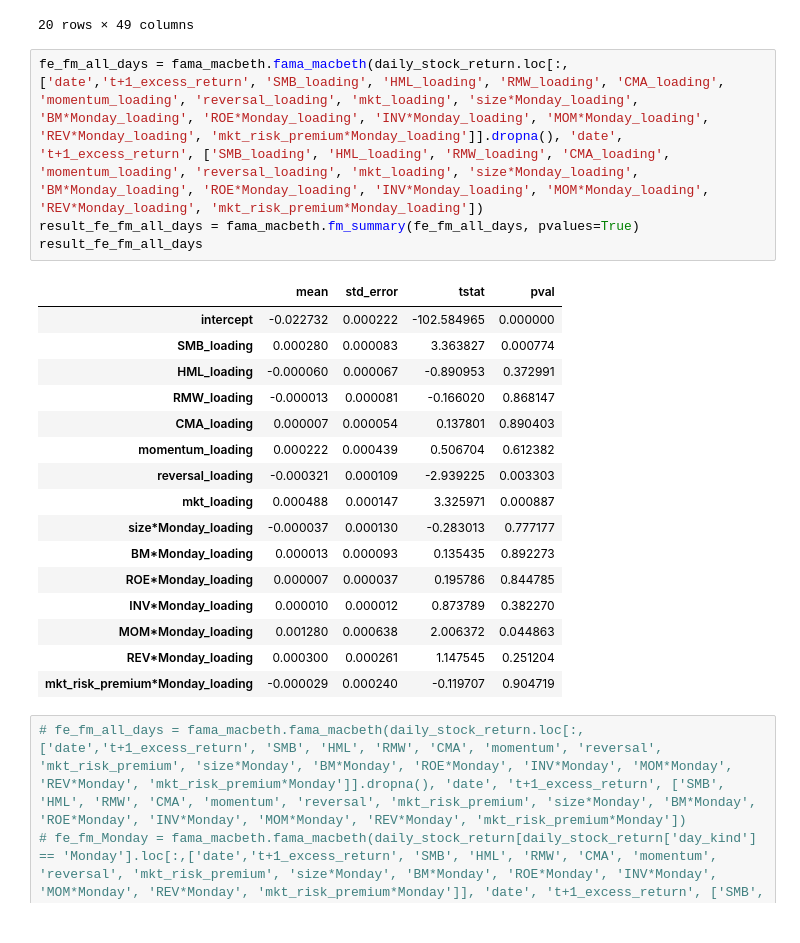
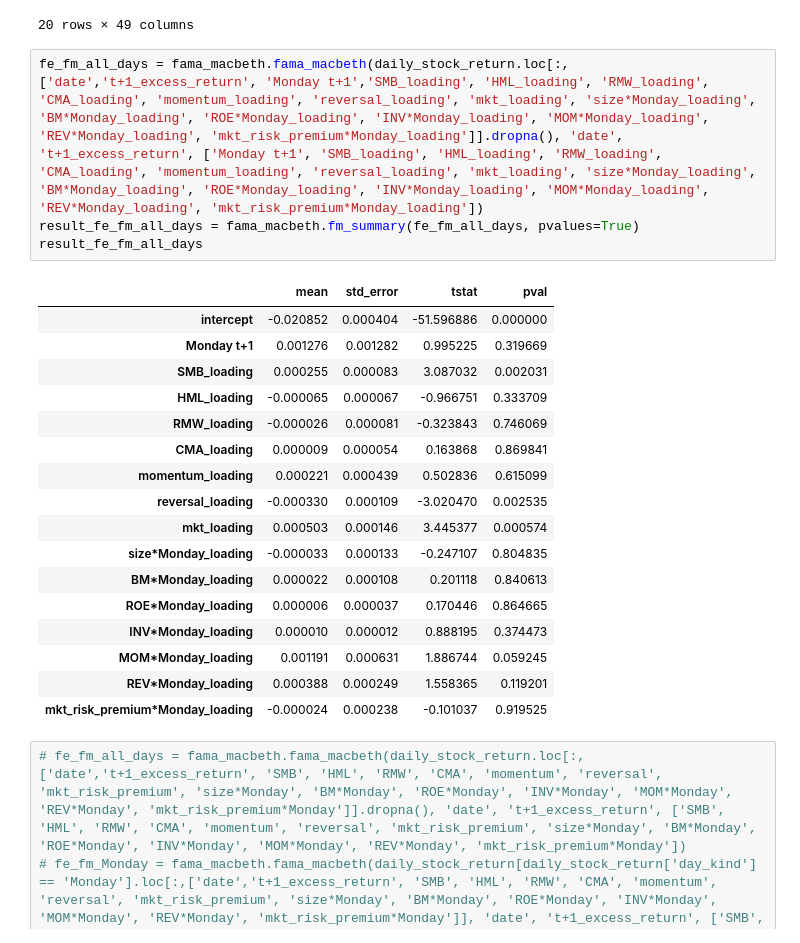
Before and after one commit to alex-fang123/investment_project, a Jupyter notebook: main-part2.ipynb, the cells around one changed output. Drawn from its saved outputs; the diff is of its cells as text.

```diff
--- a/main-part2.ipynb
+++ b/main-part2.ipynb
@@ -2343,26 +2344,27 @@ daily_stock_return.head(20)
 | 235 | 000001 | 2000-12-28 | -0.001391 | 0.0225 | -0.023891 | 2.794201e+10 | Thursday | 6.722750e+10 | ... |
 20 rows × 49 columns
 # %%
-fe_fm_all_days = fama_macbeth.fama_macbeth(daily_stock_return.loc[:,['date','t+1_excess_return', 'SMB_loading', 'HML_loading', 'RMW_loading', 'CMA_loading', 'momentum_loading', 'reversal_loading', 'mkt_loading', 'size*Monday_loading', 'BM*Monday_loading', 'ROE*Monday_loading', 'INV*Monday_loading', 'MOM*Monday_loading', 'REV*Monday_loading', 'mkt_risk_premium*Monday_loading']].dropna(), 'date', 't+1_excess_return', ['SMB_loading', 'HML_loading', 'RMW_loading', 'CMA_loading', 'momentum_loading', 'reversal_loading', 'mkt_loading', 'size*Monday_loading', 'BM*Monday_loading', 'ROE*Monday_loading', 'INV*Monday_loading', 'MOM*Monday_loading', 'REV*Monday_loading', 'mkt_risk_premium*Monday_loading'])
+fe_fm_all_days = fama_macbeth.fama_macbeth(daily_stock_return.loc[:,['date','t+1_excess_return', 'Monday t+1','SMB_loading', 'HML_loading', 'RMW_loading', 'CMA_loading', 'momentum_loading', 'reversal_loading', 'mkt_loading', 'size*Monday_loading', 'BM*Monday_loading', 'ROE*Monday_loading', 'INV*Monday_loading', 'MOM*Monday_loading', 'REV*Monday_loading', 'mkt_risk_premium*Monday_loading']].dropna(), 'date', 't+1_excess_return', ['Monday t+1', 'SMB_loading', 'HML_loading', 'RMW_loading', 'CMA_loading', 'momentum_loading', 'reversal_loading', 'mkt_loading', 'size*Monday_loading', 'BM*Monday_loading', 'ROE*Monday_loading', 'INV*Monday_loading', 'MOM*Monday_loading', 'REV*Monday_loading', 'mkt_risk_premium*Monday_loading'])
 result_fe_fm_all_days = fama_macbeth.fm_summary(fe_fm_all_days, pvalues=True)
 result_fe_fm_all_days
 # %% [output]
 |  | mean | std_error | tstat | pval |
-| intercept | -0.022732 | 0.000222 | -102.584965 | 0.000000 |
-| SMB_loading | 0.000280 | 0.000083 | 3.363827 | 0.000774 |
-| HML_loading | -0.000060 | 0.000067 | -0.890953 | 0.372991 |
-| RMW_loading | -0.000013 | 0.000081 | -0.166020 | 0.868147 |
-| CMA_loading | 0.000007 | 0.000054 | 0.137801 | 0.890403 |
-| momentum_loading | 0.000222 | 0.000439 | 0.506704 | 0.612382 |
-| reversal_loading | -0.000321 | 0.000109 | -2.939225 | 0.003303 |
-| mkt_loading | 0.000488 | 0.000147 | 3.325971 | 0.000887 |
-| size*Monday_loading | -0.000037 | 0.000130 | -0.283013 | 0.777177 |
-| BM*Monday_loading | 0.000013 | 0.000093 | 0.135435 | 0.892273 |
-| ROE*Monday_loading | 0.000007 | 0.000037 | 0.195786 | 0.844785 |
-| INV*Monday_loading | 0.000010 | 0.000012 | 0.873789 | 0.382270 |
-| MOM*Monday_loading | 0.001280 | 0.000638 | 2.006372 | 0.044863 |
-| REV*Monday_loading | 0.000300 | 0.000261 | 1.147545 | 0.251204 |
-| mkt_risk_premium*Monday_loading | -0.000029 | 0.000240 | -0.119707 | 0.904719 |
+| intercept | -0.020852 | 0.000404 | -51.596886 | 0.000000 |
+| Monday t+1 | 0.001276 | 0.001282 | 0.995225 | 0.319669 |
+| SMB_loading | 0.000255 | 0.000083 | 3.087032 | 0.002031 |
+| HML_loading | -0.000065 | 0.000067 | -0.966751 | 0.333709 |
+| RMW_loading | -0.000026 | 0.000081 | -0.323843 | 0.746069 |
+| CMA_loading | 0.000009 | 0.000054 | 0.163868 | 0.869841 |
+| momentum_loading | 0.000221 | 0.000439 | 0.502836 | 0.615099 |
+| reversal_loading | -0.000330 | 0.000109 | -3.020470 | 0.002535 |
+| mkt_loading | 0.000503 | 0.000146 | 3.445377 | 0.000574 |
+| size*Monday_loading | -0.000033 | 0.000133 | -0.247107 | 0.804835 |
+| BM*Monday_loading | 0.000022 | 0.000108 | 0.201118 | 0.840613 |
+| ROE*Monday_loading | 0.000006 | 0.000037 | 0.170446 | 0.864665 |
+| INV*Monday_loading | 0.000010 | 0.000012 | 0.888195 | 0.374473 |
+| MOM*Monday_loading | 0.001191 | 0.000631 | 1.886744 | 0.059245 |
+| REV*Monday_loading | 0.000388 | 0.000249 | 1.558365 | 0.119201 |
+| mkt_risk_premium*Monday_loading | -0.000024 | 0.000238 | -0.101037 | 0.919525 |
 # %%
 # fe_fm_all_days = fama_macbeth.fama_macbeth(daily_stock_return.loc[:,['date','t+1_excess_return', 'SMB', 'HML', 'RMW', 'CMA', 'momentum', 'reversal', 'mkt_risk_premium', 'size*Monday', 'BM*Monday', 'ROE*Monday', 'INV*Monday', 'MOM*Monday', 'REV*Monday', 'mkt_risk_premium*Monday']].dropna(), 'date', 't+1_excess_return', ['SMB', 'HML', 'RMW', 'CMA', 'momentum', 'reversal', 'mkt_risk_premium', 'size*Monday', 'BM*Monday', 'ROE*Monday', 'INV*Monday', 'MOM*Monday', 'REV*Monday', 'mkt_risk_premium*Monday'])
 # fe_fm_Monday = fama_macbeth.fama_macbeth(daily_stock_return[daily_stock_return['day_kind'] == 'Monday'].loc[:,['date','t+1_excess_return', 'SMB', 'HML', 'RMW', 'CMA', 'momentum', 'reversal', 'mkt_risk_premium', 'size*Monday', 'BM*Monday', 'ROE*Monday', 'INV*Monday', 'MOM*Monday', 'REV*Monday', 'mkt_risk_premium*Monday']], 'date', 't+1_excess_return', ['SMB', 'HML', 'RMW', 'CMA', 'momentum', 'reversal', 'mkt_risk_premium', 'size*Monday', 'BM*Monday', 'ROE*Monday', 'INV*Monday', 'MOM*Monday', 'REV*Monday', 'mkt_risk_premium*Monday'])
```
Also changed, not shown: parts of 8 cells of this notebook, 19 other files.
